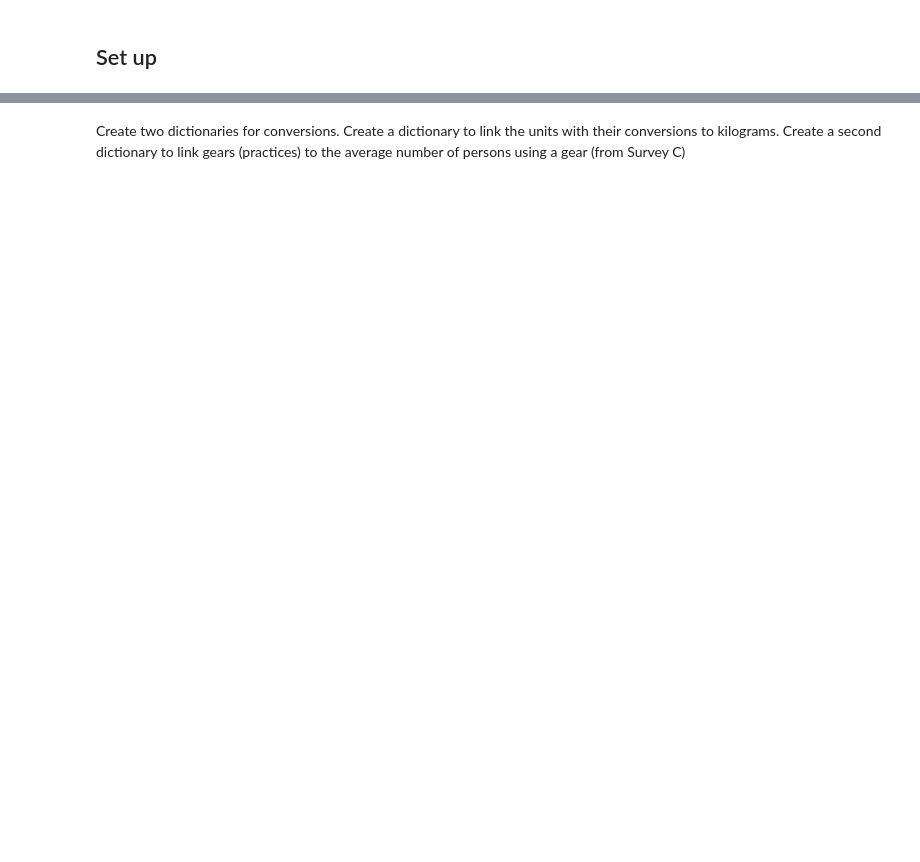
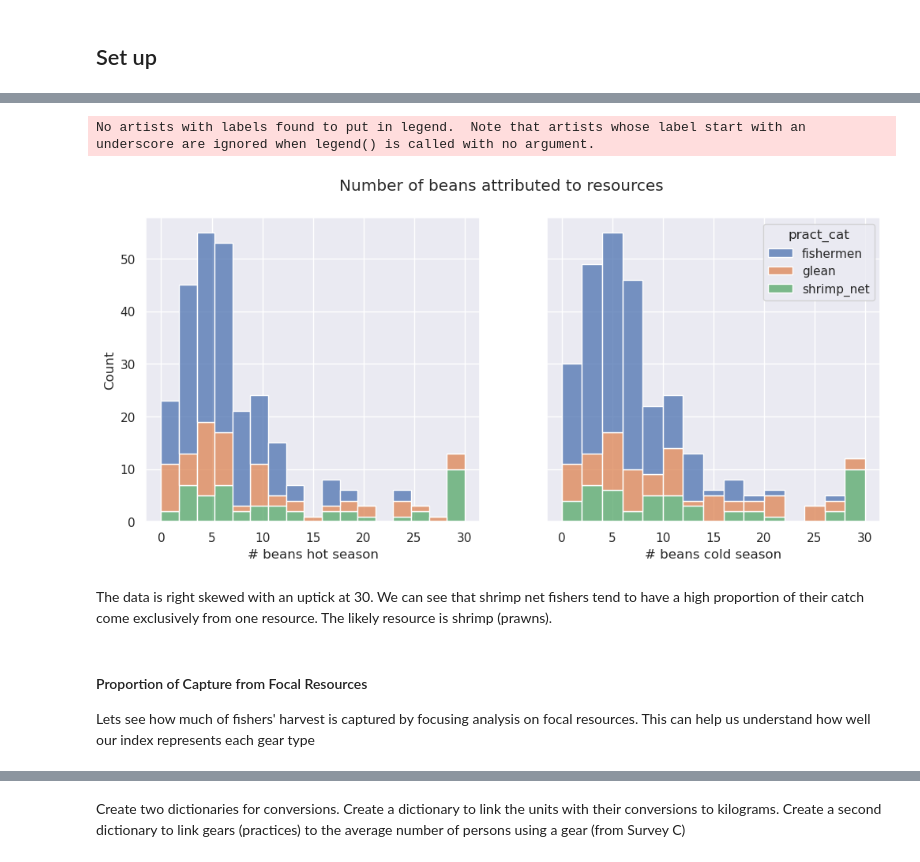
Before and after one commit to rachelthoms/ocean_dep, a Jupyter notebook: sur_B/clean_up/cap_clean.ipynb, the cells around one changed output, grey strips where cells are left out. Saved outputs shown, nothing was run; the diff lists cells and outputs as text; code cells hidden in the pictures; blank space fills up the shorter version.

Commit message:
Clean up aeco
Clean up analysis notebooks for Survey B

```diff
--- a/sur_B/clean_up/cap_clean.ipynb
+++ b/sur_B/clean_up/cap_clean.ipynb
@@ -339,0 +270,11 @@ df_wk['unit_traded']= df_wk.apply(lambda row: fill_other(row['unit_traded'],row[
+# %%
+# For a respondent, get the sum of all beans assigned to resources captured using the same gear
+bean_sum = df_wk.groupby(['id','pract_cat']).agg(practice_total_beans_hot = ('prop_cap_hot_raw', np.sum), practice_total_beans_cold = ('prop_cap_cold_raw', np.sum))
+
+# Preserve sums for non-zero gear-specific totals
+bean_sum = bean_sum[(bean_sum['practice_total_beans_hot']>0)|(bean_sum['practice_total_beans_cold']>0)].sort_values('id')
+# %%
+# merge these totals with the main df
+print("Shape before merge: " + str(df_wk.shape))
+df_wk = pd.merge(df_wk,bean_sum,on=['id','pract_cat'], how='left')
+print("Shape after merge: " + str(df_wk.shape))
@@ -339,0 +284,14 @@ df_wk['unit_traded']= df_wk.apply(lambda row: fill_other(row['unit_traded'],row[
+# %%
+# function to adjust gear-specific capture proportions
+def adjust_cap_prop(raw, total):
+    if total > 0:
+        return raw/total
+    else:
+        return 0
+
+# apply to df
+df_wk['adj_prop_cap_hot']= df_wk.apply(lambda row: adjust_cap_prop(row['prop_cap_hot_raw'],row['practice_total_beans_hot']), axis=1 )
+df_wk['adj_prop_cap_cold']= df_wk.apply(lambda row: adjust_cap_prop(row['prop_cap_cold_raw'],row['practice_total_beans_cold']), axis=1 )
+
+# check results
+df_wk[df_wk['practice_total_beans_hot']<30][['id', 'focal_resource', 'fish_pract', 'practice_total_beans_hot', 'prop_cap_hot_raw', 'prop_cap_hot', 'adj_prop_cap_hot', 'practice_total_beans_cold', 'prop_cap_cold_raw', 'prop_cap_cold', 'adj_prop_cap_cold']].sort_values('id')
@@ -339,0 +316,6 @@ df_wk['unit_traded']= df_wk.apply(lambda row: fill_other(row['unit_traded'],row[
+# %%
+# Drop rows for non-focal resources
+print("Shape of df before drop: " + str(df_wk.shape))
+# We can use the gear column to drop these resources, since no gear information was collected for non-focal resources
+df_wk = df_wk[(df_wk['gear_used_cold'].notna()) | (df_wk['days_hot'].notna())]
+print("Shape of df after dropping non-focal resources: " + str(df_wk.shape))
@@ -339,0 +464,18 @@ df_wk['unit_traded']= df_wk.apply(lambda row: fill_other(row['unit_traded'],row[
+# %%
+f, axes = plt.subplots(1, 2, sharey=True, figsize=(12,5))
+sns.histplot(data=df_wk, stat="count",multiple="stack", x="prop_cap_hot_raw", kde=False, hue="pract_cat", element="bars",legend=True, ax =axes[0])
+axes[0].set_xlabel("# beans hot season")
+plt.legend(loc="upper left", bbox_to_anchor=(1, 1))
+sns.histplot(data=df_wk, stat="count",multiple="stack", x="prop_cap_cold_raw", kde=False, hue="pract_cat", element="bars",legend=True,ax =axes[1])
+axes[1].set_xlabel("# beans cold season")
+axes[0].get_legend().remove()
+f.suptitle('Number of beans attributed to resources')
+plt.show()
+# %% [output]
+No artists with labels found to put in legend.  Note that artists whose label start with an underscore are ignored when legend() is called with no argument.
+[figure, added]
+# %% [markdown]
+The data is right skewed with an uptick at 30. We can see that shrimp net fishers tend to have a high proportion of their catch come exclusively from one resource. The likely resource is shrimp (prawns). <br>
+# %% [markdown]
+#### Proportion of Capture from Focal Resources
+Lets see how much of fishers' harvest is captured by focusing analysis on focal resources. This can help us understand how well our index represents each gear type
```
Also changed, not shown: parts of 265 cells of this notebook, 10 other files.
